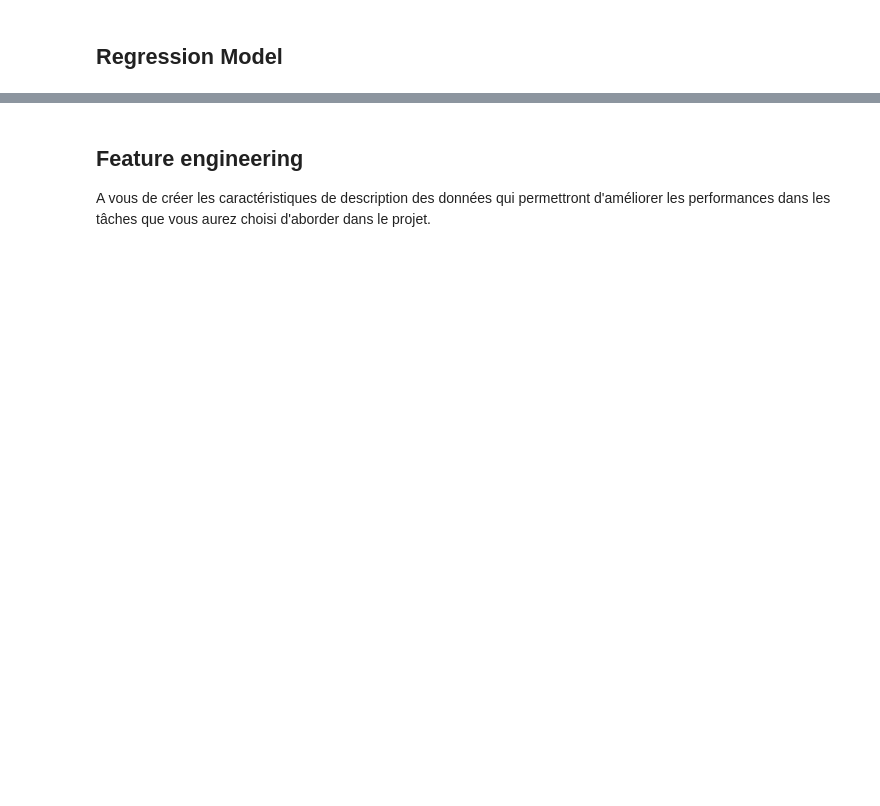
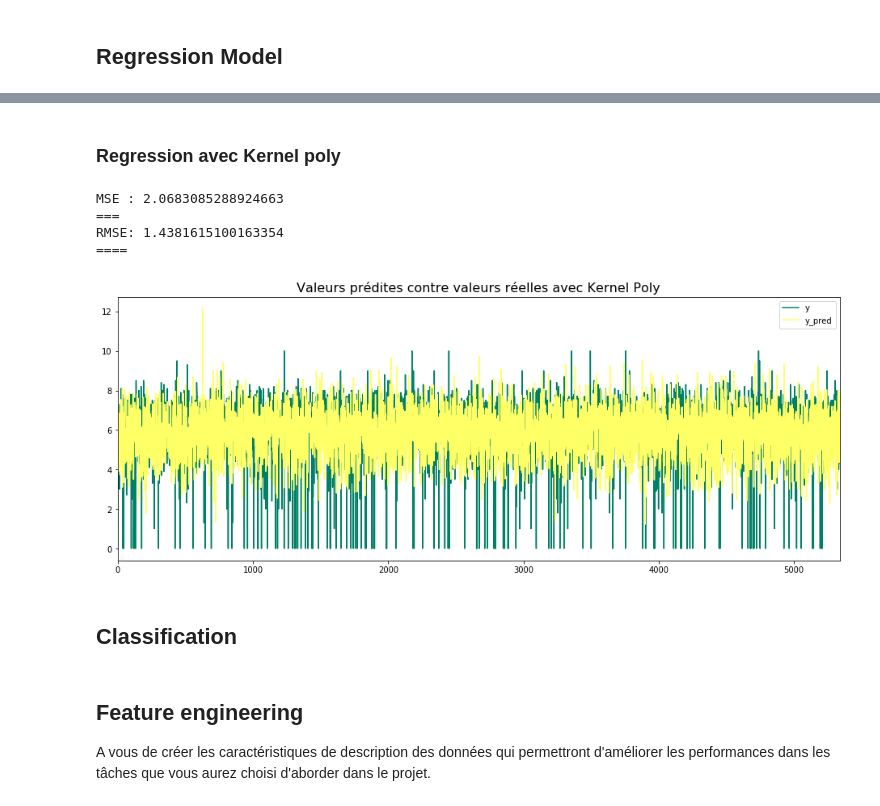
Before and after one commit to ATidiane/IMDb-Data-Analysis, a Jupyter notebook: consignes-Copy2.ipynb, the cells around one changed output, grey strips where cells are left out. Drawn from its saved outputs; the diff is of its cells as text; code cells hidden in the pictures; blank space fills up the shorter version.

```diff
--- a/consignes-Copy2.ipynb
+++ b/consignes-Copy2.ipynb
@@ -456,3 +531,26 @@ regressor.predict(regressor_set.getX(0))
+# %% [markdown]
+### Regression avec Kernel poly
+# %%
+# Declaring Regressor
+regressor_poly = Regressor((regressor_set.x.shape[1]*2)+1, 0.1, kernel_poly, 200)
+# Training Regressor
+regressor_poly.train(train_set)
+# Testing Regressor
+ypred_poly = regressor_poly.predict(test_set.x)
+# Scoring
+regressor_poly.accuracy(test_set)
+# Plotting Results
+regressor_poly.plot_results(test_set.y, y_pred,
+                            title='Valeurs prédites contre valeurs réelles avec Kernel Poly',
+                            cmap='summer')
+# %% [output]
+MSE : 2.0683085288924663
+===
+RMSE: 1.4381615100163354
+====
+[figure, added]
+# %% [markdown]
+## Classification
 # %% [markdown]
 ## Feature engineering
 A vous de créer les caractéristiques de description des données qui permettront d'améliorer les performances dans les tâches que vous aurez choisi d'aborder dans le projet.
```
Also changed, not shown: parts of 13 cells of this notebook, 1 other file.
